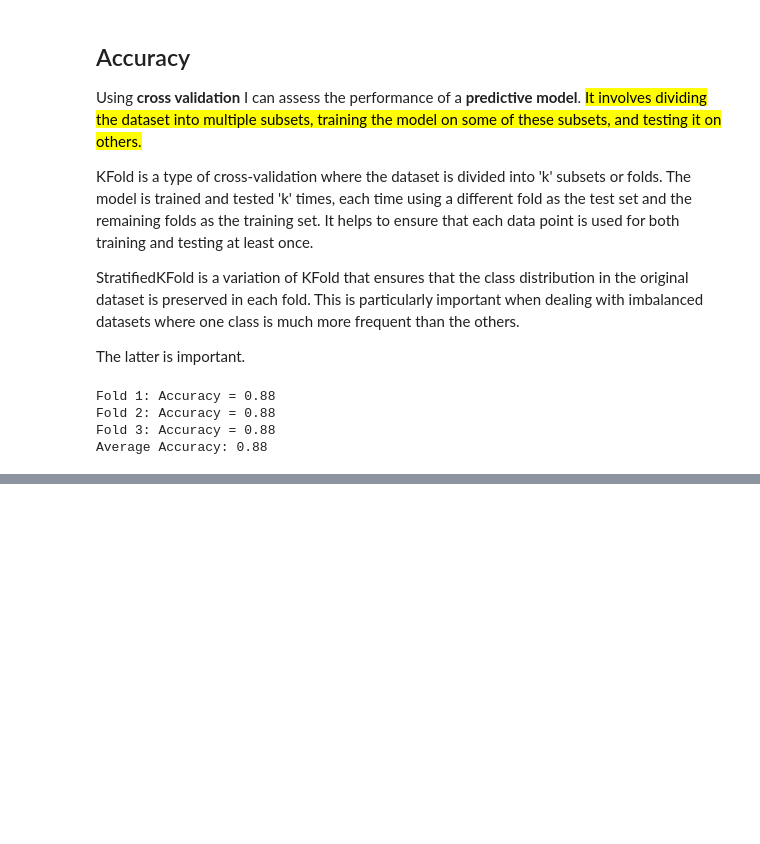
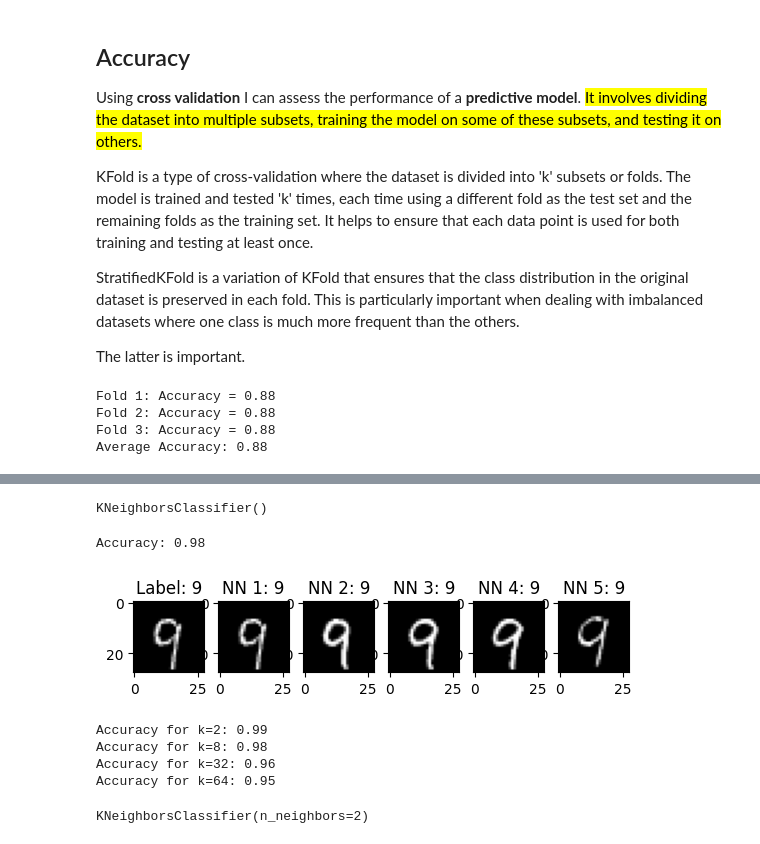
Before and after one commit to M0r13n/ml-playground, a Jupyter notebook: mnist_classification/mnist_classification.ipynb, the cells around one changed output, grey strips where cells are left out. Saved outputs shown, nothing was run; the diff lists cells and outputs as text; code cells hidden in the pictures; blank space fills up the shorter version.

Commit message:
use a  k nearest neighbor classifier to achieve 98% accuracy

```diff
--- a/mnist_classification/mnist_classification.ipynb
+++ b/mnist_classification/mnist_classification.ipynb
@@ -205,0 +222,73 @@ cross_val_score(clf, X_train.values, Y_train, cv=3, scoring='accuracy')
+# %%
+from sklearn.neighbors import KNeighborsClassifier
+
+# Create the classifier with a specified number of neighbors (k)
+k = 5
+knn_classifier = KNeighborsClassifier(n_neighbors=k)
+
+# Train the model
+knn_classifier.fit(X_train.values, Y_train)
+# %% [output]
+KNeighborsClassifier()
+# %%
+from sklearn.metrics import accuracy_score
+
+# Make predictions on the test set
+y_pred = knn_classifier.predict(X_train.values)
+
+# Calculate accuracy
+accuracy = accuracy_score(Y_train, y_pred)
+print(f"Accuracy: {accuracy:.2f}")
+# %% [output]
+Accuracy: 0.98
+# %%
+random_index = random.choice(X_train.index)
+random_digit = X_train.loc[random_index]
+random_digit_image = np.array(random_digit).reshape(28, 28)
+random_digit_label = Y_train.iloc[random_index]
+
+# Use KNN to find its k nearest neighbors
+distances, indices = knn_classifier.kneighbors([random_digit])
+
+# Plot the original image
+plt.subplot(1, 6, 1)
+plt.imshow(random_digit_image, cmap='gray')
+plt.title(f"Label: {random_digit_label}")
+
+# Plot the k nearest neighbors
+for i, neighbor_idx in enumerate(indices[0], 1):
+    neighbor_image = np.array(X_train.iloc[neighbor_idx]).reshape(28, 28)
+    neighbor_label = Y_train.iloc[neighbor_idx]
+    plt.subplot(1, 6, i + 1)
+    plt.imshow(neighbor_image, cmap='gray')
+    plt.title(f"NN {i}: {neighbor_label}")
+
+plt.show()
+# %% [output]
+[figure, added]
+# %%
+from sklearn.neighbors import KNeighborsClassifier
+from sklearn.metrics import accuracy_score
+
+K = (2,8,32,64)
+
+for k in K:
+    knn_classifier = KNeighborsClassifier(n_neighbors=k)
+    knn_classifier.fit(X_train.values, Y_train)
+    y_pred = knn_classifier.predict(X_train.values)
+
+    # Calculate accuracy
+    accuracy = accuracy_score(Y_train, y_pred)
+    print(f"Accuracy for k={k}: {accuracy:.2f}")
+# %% [output]
+Accuracy for k=2: 0.99
+Accuracy for k=8: 0.98
+Accuracy for k=32: 0.96
+Accuracy for k=64: 0.95
+# %%
+# select the best k
+final_k = 2
+final_classifier = KNeighborsClassifier(n_neighbors=final_k)
+final_classifier.fit(X_train.values, Y_train)
+# %% [output]
+KNeighborsClassifier(n_neighbors=2)
```
Also changed, not shown: parts of 3 cells of this notebook.
